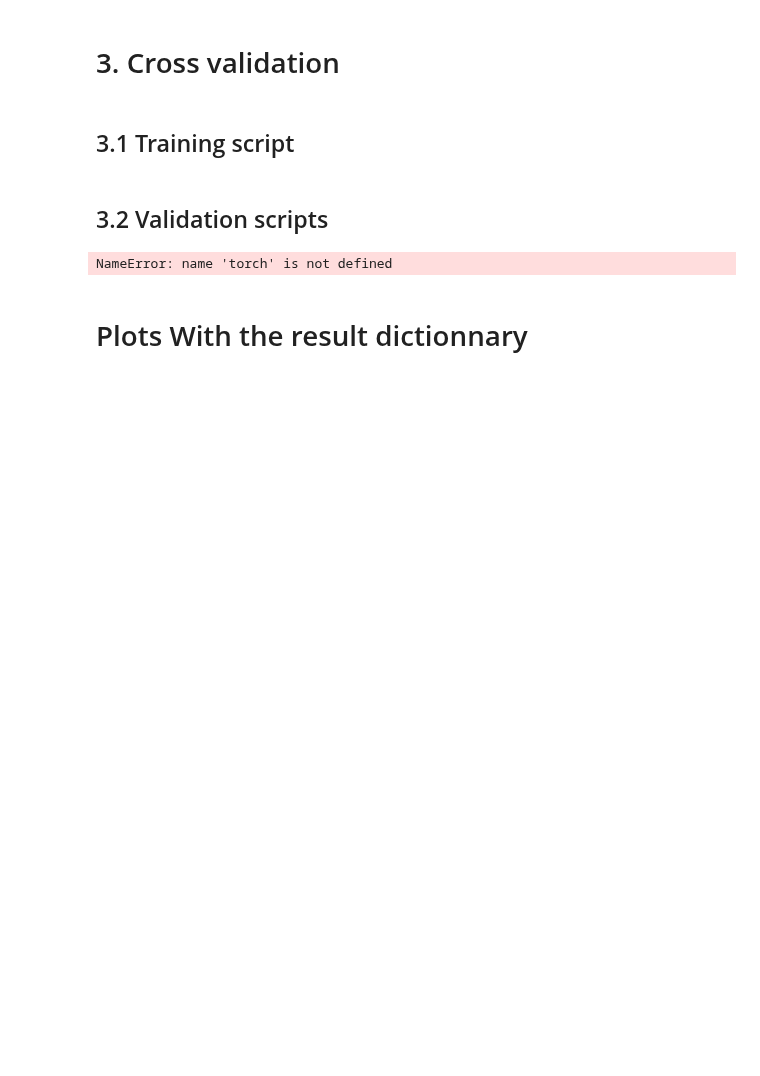
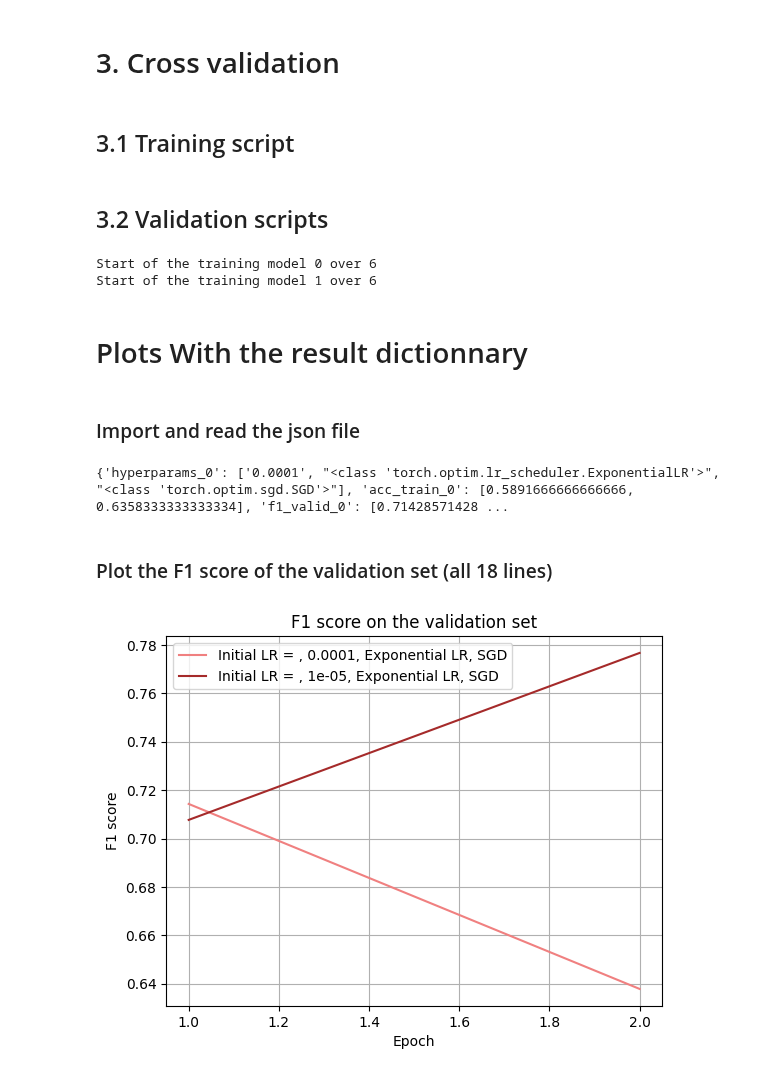
Before and after one commit to CS-433/ml-project-2-jac, a Jupyter notebook: RCNN_binary_for_tuning.ipynb, the cells around one changed output. Cells and saved outputs as stored; diff of their text form; code cells hidden in the pictures; blank space fills up the shorter version.

Commit message:
F1 score plots

```diff
--- a/RCNN_binary_for_tuning.ipynb
+++ b/RCNN_binary_for_tuning.ipynb
@@ -377,7 +387,7 @@ device = torch.device("cuda" if torch.cuda.is_available() else "cpu")
 #Define hyperparameter crossvalidation
 initial_lr = [
     1e-4#,
-    #1e-5,
+    #1e-5#,
     #1e-6
 ]
 
@@ -478,6 +488,10 @@ for lr in initial_lr: #Unnecessary if only one initial lr
 
             #store results in a dictionnary
 
+            # Hyperparameters on iteration a
+            param_name = f"hyperparams_{a}"
+            results_dict[param_name] = [str(lr), str(scheduler_type), str(optimizer_params['optimizer'])]
+
             #Accuracy on train set (100 values per model)
             acc_train_name = f"acc_train_{a}"
             results_dict[acc_train_name] = acc_history_train
@@ -496,10 +510,25 @@ for lr in initial_lr: #Unnecessary if only one initial lr
 with open('result_cv.json', 'w') as file:
     json.dump(results_dict, file)
 # %% [output]
-NameError: name 'torch' is not defined
+Start of the training model 0 over 6
+Start of the training model 1 over 6
 # %% [markdown]
 # Plots With the result dictionnary
+# %% [markdown]
+### Import and read the json file
 # %%
 #We have one value of f1_test, 100 values of f1_valid and acc_train for each model (18)
+#Plots f1 score (y) against epochs=np.arange(1,101) (x), 18 lines as 18 models (maybe reduce it by initial learning rate)
 
-#Plots f1 score (y) against epochs=np.arange(1,101) (x), 18 lines as 18 models (maybe reduce it by initial learning rate)
+
+json_file_path = 'result_cv.json'
+
+# Open the JSON file and load the data into a Python dictionary
+with open(json_file_path, 'r') as file:
+    result_dict = json.load(file)
+
+# Now, 'data_dictionary' contains the content of your JSON file as a Python dictionary
+print(result_dict)
+a = int(len(result_dict) / 4)
+# %% [output]
+{'hyperparams_0': ['0.0001', "<class 'torch.optim.lr_scheduler.ExponentialLR'>", "<class 'torch.optim.sgd.SGD'>"], 'acc_train_0': [0.5891666666666666, 0.6358333333333334], 'f1_valid_0': [0.71428571428 ...
@@ -505,0 +562,28 @@ NameError: name 'torch' is not defined
+# %% [markdown]
+### Plot the F1 score of the validation set (all 18 lines)
+# %%
+t_test = np.arange(1, num_epochs + 1)
+clr_lst = ['lightcoral', 'brown', 'red', 'coral', 'orangered', 'darkorange',
+           'yellowgreen', 'darkolivegreen', "lime", "turquoise", "aquamarine", "teal",
+            'deepskyblue', 'royalblue', 'mediumpurple', 'mediumorchid', 'fuchsia', 'deeppink']
+
+fig, axs = plt.subplots()
+axs.grid(True)
+
+for i in range(a):
+
+    f1_valid_name = f"f1_valid_{i}"
+    f1_vals = result_dict[f1_valid_name]
+
+    lr, scheduler_type, optimizer = get_param(result_dict, i)
+
+    axs.plot(t_test, f1_vals, color=clr_lst[i], label= "Initial LR = , " + lr + ", " + scheduler_type + ", " + optimizer)
+
+axs.legend()
+axs.set_title('F1 score on the validation set')
+axs.set_xlabel('Epoch')
+axs.set_ylabel('F1 score')
+
+plt.show()
+# %% [output]
+[figure, added]
```
Also changed, not shown: parts of 4 cells of this notebook, 1 other file.
